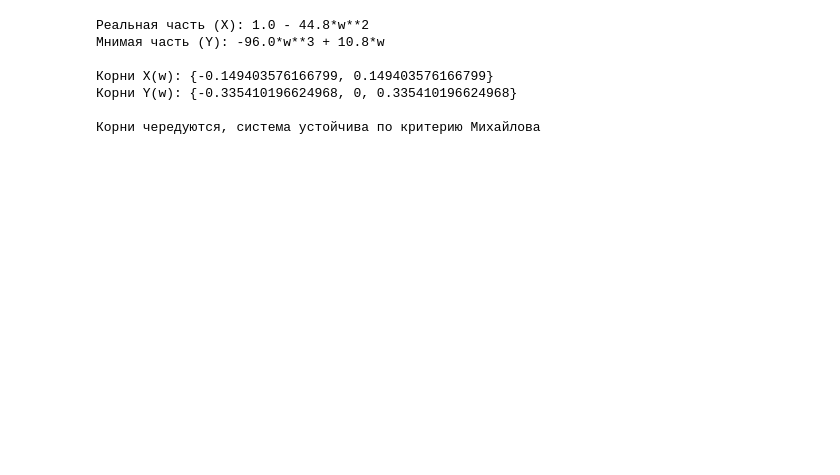
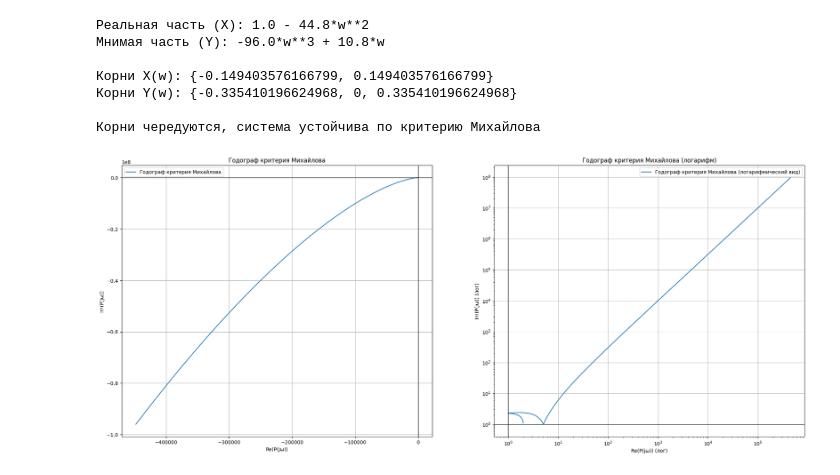
Before and after one commit to Korben-detka/FOCT2, a Jupyter notebook: Laba_1/laba_1.ipynb, the cells around one changed output. Drawn from its saved outputs; the diff is of its cells as text; code cells hidden in the pictures; blank space fills up the shorter version.

Commit message:
2 version of Mikhailov

```diff
--- a/Laba_1/laba_1.ipynb
+++ b/Laba_1/laba_1.ipynb
@@ -196,3 +180,75 @@ Michailow_alternating(coeffs_numeric)
 Корни Y(w): {-0.335410196624968, 0, 0.335410196624968}
 
 Корни чередуются, система устойчива по критерию Михайлова
+# %%
+import sympy as sp
+import numpy as np
+import matplotlib.pyplot as plt
+
+def plot_mikhailov_hodograph(coeffs_numeric, w_min, w_max, num_points=1000):
+    #Вычисляем корни и характерестическое уравнение в виде произведения множителей
+    factorized_str,roots = factorize_polynomial(coeffs_numeric)
+    left_roots, right_roots = count_right_left_roots(roots)
+
+    # print("\nВыражение:")
+    # print(factorized_str,end="\n\n")
+
+    # print("left_roots  =",left_roots,end="\n")
+    # print("right_roots =",right_roots,end="\n")
+
+    if(right_roots != 0):
+        print("Есть правые корни, система не устойчива")
+
+    w = sp.symbols('w', real=True)
+    j = sp.I  # Мнимая единица
+
+    p = j * w
+    polynomial = sum(c * (p ** i) for i, c in enumerate(reversed(coeffs_numeric)))
+
+    X = sp.re(polynomial)
+    Y = sp.im(polynomial)
+
+    omega_values = np.linspace(w_min, w_max, num_points)
+    omega_values_log = np.logspace(np.log10(w_min), np.log10(w_max), num_points)
+
+    # Вычисляем значения X и Y
+    X_values = [float(X.subs(w, omega)) for omega in omega_values]
+    Y_values = [float(Y.subs(w, omega)) for omega in omega_values]
+
+    X_values_log = [abs(float(X.subs(w, omega))) + 1 for omega in omega_values_log]
+    Y_values_log = [abs(float(Y.subs(w, omega))) + 1 for omega in omega_values_log]
+    # X_values_log = [np.log10(abs(float(X.subs(w, omega))))for omega in omega_values_log]
+    # Y_values_log = [np.log10(abs(float(Y.subs(w, omega))))for omega in omega_values_log]
+
+    # 1
+    plt.figure(figsize=(25, 10))
+    plt.subplot(1,2,1)
+
+    plt.plot(X_values, Y_values, label="Годограф критерия Михайлова")
+    plt.axhline(color='black', linestyle='-', linewidth=1)
+    plt.axvline(color='black', linestyle='-', linewidth=1)
+
+    plt.title("Годограф критерия Михайлова")
+    plt.xlabel("Re(P(jω))")
+    plt.ylabel("Im(P(jω))")
+    plt.grid(True)
+    plt.legend()
+
+    # 2
+    plt.subplot(1,2,2)
+    plt.plot(X_values_log, Y_values_log, label="Годограф критерия Михайлова (логарифмический вид)")
+    plt.xscale('log')
+    plt.yscale('log')
+    plt.axhline(1, color='black', linestyle='-', linewidth=1)
+    plt.axvline(1, color='black', linestyle='-', linewidth=1)
+
+    plt.title("Годограф критерия Михайлова (логарифм)")
+    plt.xlabel("Re(P(jω)) (лог)")
+    plt.ylabel("Im(P(jω)) (лог)")
+    plt.grid(True)
+    plt.legend()
+    plt.show()
+
+plot_mikhailov_hodograph(coeffs_numeric, w_min=10**(-2), w_max=10**(2))
+# %% [output]
+[figure, added]
```
Also changed, not shown: parts of 1 cell of this notebook.
